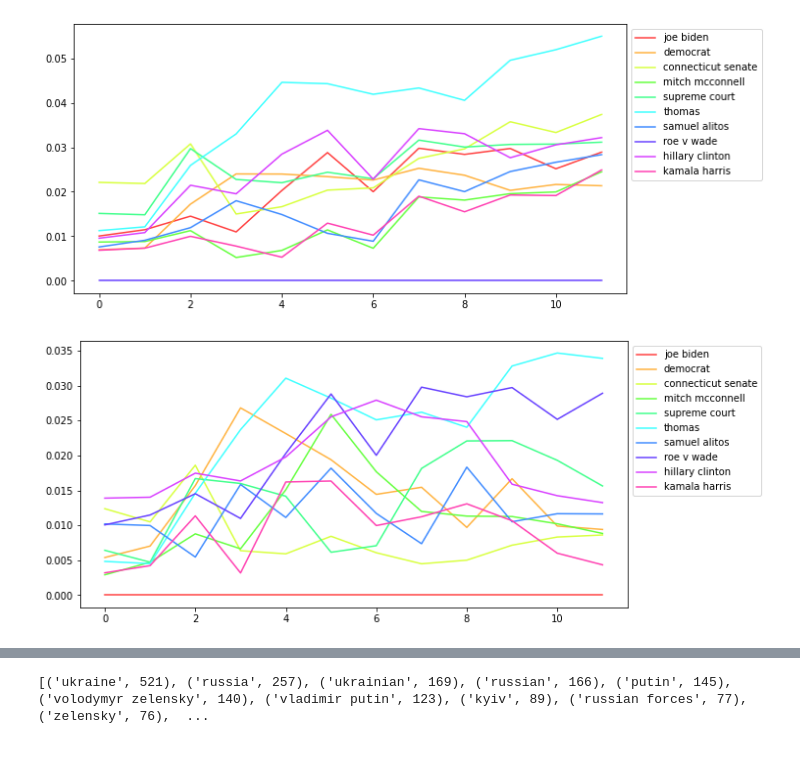
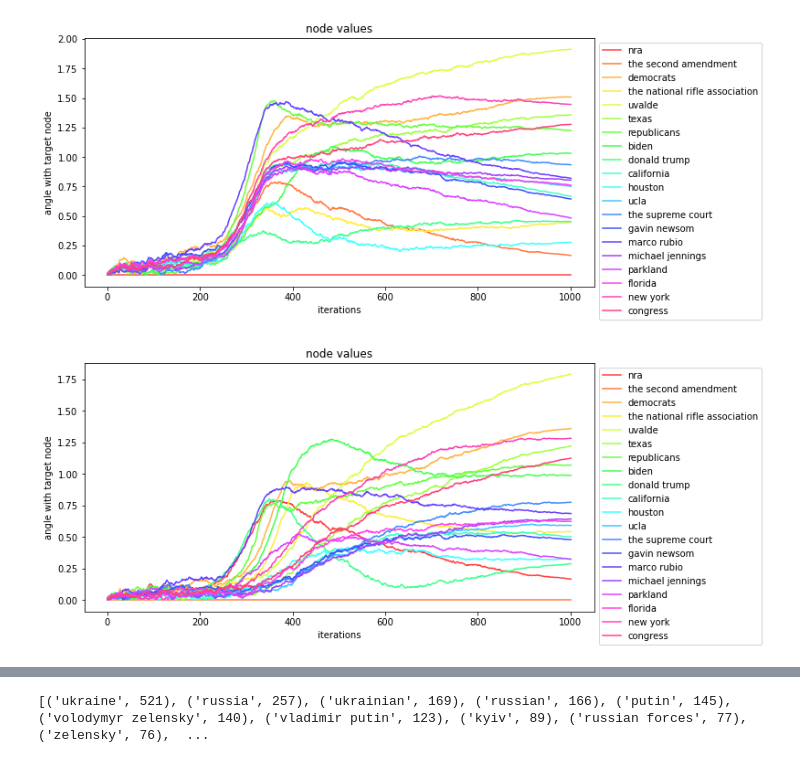
Before and after one commit to DavidChong2523/Message-Passing, a Jupyter notebook: msg_passing.ipynb, the cells around one changed output, grey strips where cells are left out. Drawn from its saved outputs; the diff is of its cells as text; code cells hidden in the pictures.

```diff
--- a/msg_passing.ipynb
+++ b/msg_passing.ipynb
@@ -25,3 +34,10 @@ KeyError: 'assault weapons'
+# %%
+test_g = nx.MultiGraph()
+test_g.add_edge("a", "b", weight=1)
+test_g.add_edge("a", "c", weight=-1)
+msg_passing.initialize_node_values(test_g, 1, 0.01, size=2)
+hist = {"a": [], "b": [], "c": []}
+hist, diagnostic_hist = msg_passing.pass_messages(test_g, 10**-3, 10**-3, 10000, save_period=1, history=hist, use_heat=False)
 # %%
 display.plot_diagnostic(diagnostic_hist)
 # %% [output]
@@ -30,7 +55,7 @@ display.plot_diagnostic(diagnostic_hist)
 # %%
 #display.plot_history(hist)
-display.plot_history(hist, target="roe v wade")
-display.plot_history(hist, target="joe biden")
+display.plot_history(hist, target="nra")
+display.plot_history(hist, target="the second amendment")
 # %% [output]
-[figure, old version]
+[figure, new version]
-[figure, old version]
+[figure, new version]
```
Also changed, not shown: parts of 10 cells of this notebook, 2 other files.
